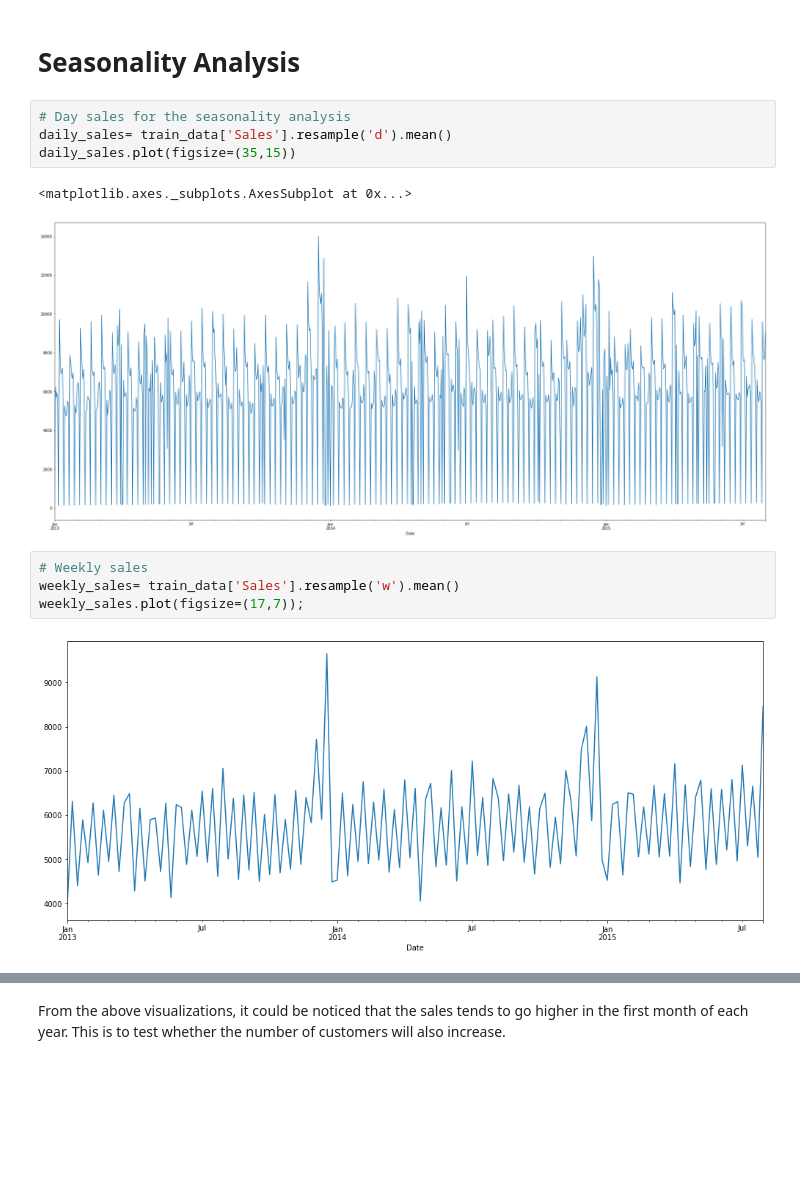
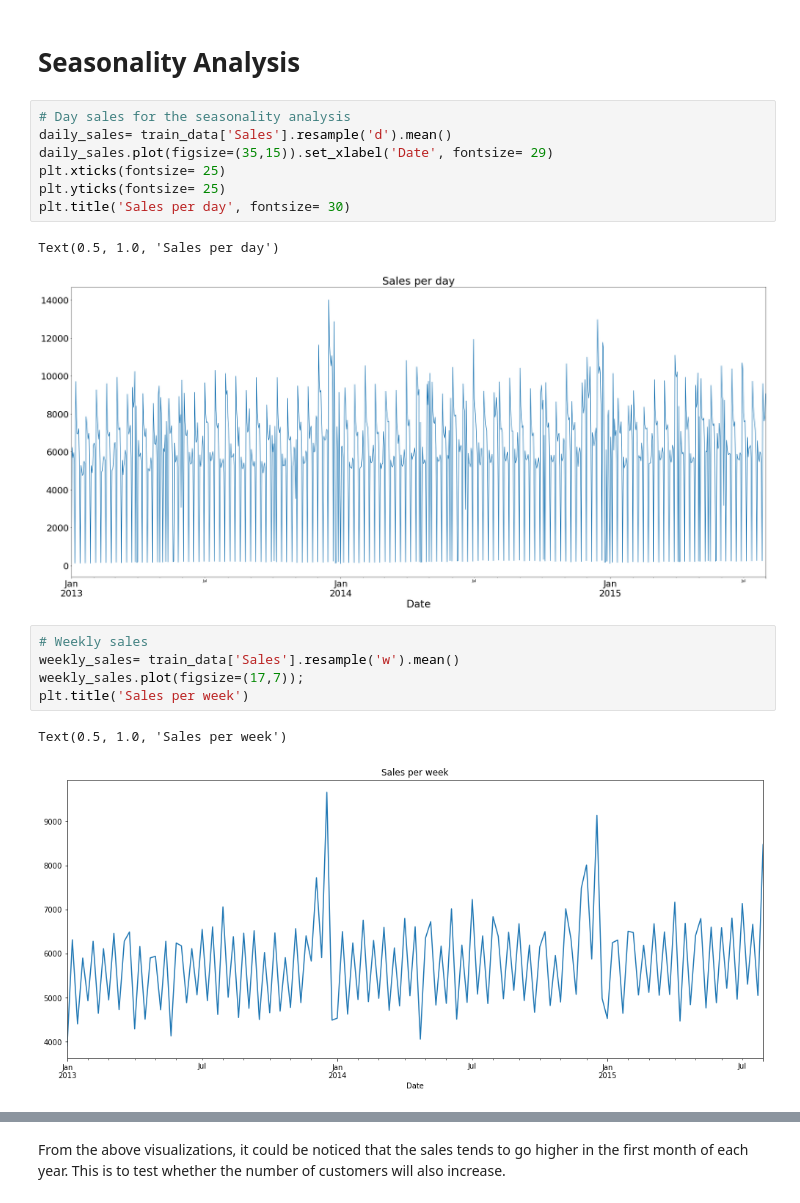
Before and after one commit to comsavvy/Pharmaceutical-Sales-Prediction, a Jupyter notebook: Interim_pharmaceutical_analysis.ipynb, the cells around one changed output, grey strips where cells are left out. Drawn from its saved outputs; the diff is of its cells as text; blank space fills up the shorter version.

```diff
--- a/Interim_pharmaceutical_analysis.ipynb
+++ b/Interim_pharmaceutical_analysis.ipynb
@@ -194,16 +233,21 @@ Text(0.5, 1.0, 'Testing data record')
 # %%
 # Day sales for the seasonality analysis
 daily_sales= train_data['Sales'].resample('d').mean()
-daily_sales.plot(figsize=(35,15))
+daily_sales.plot(figsize=(35,15)).set_xlabel('Date', fontsize= 29)
+plt.xticks(fontsize= 25)
+plt.yticks(fontsize= 25)
+plt.title('Sales per day', fontsize= 30)
 # %% [output]
-<matplotlib.axes._subplots.AxesSubplot at 0x...>
+Text(0.5, 1.0, 'Sales per day')
-[figure, old version]
+[figure, new version]
 # %%
 # Weekly sales
 weekly_sales= train_data['Sales'].resample('w').mean()
 weekly_sales.plot(figsize=(17,7));
+plt.title('Sales per week')
 # %% [output]
+Text(0.5, 1.0, 'Sales per week')
-[figure, old version]
+[figure, new version]
 # %%
 # Monthly sales
 monthly_sales= train_data['Sales'].resample('m').mean()
```
Also changed, not shown: parts of 24 cells of this notebook.
